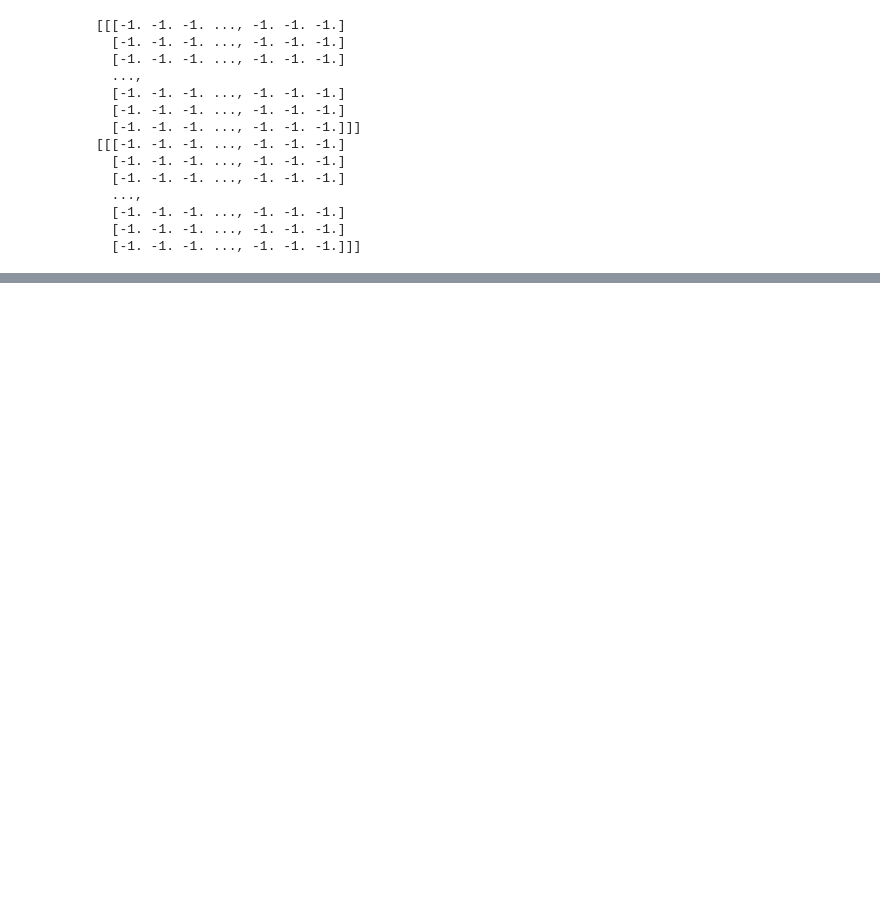
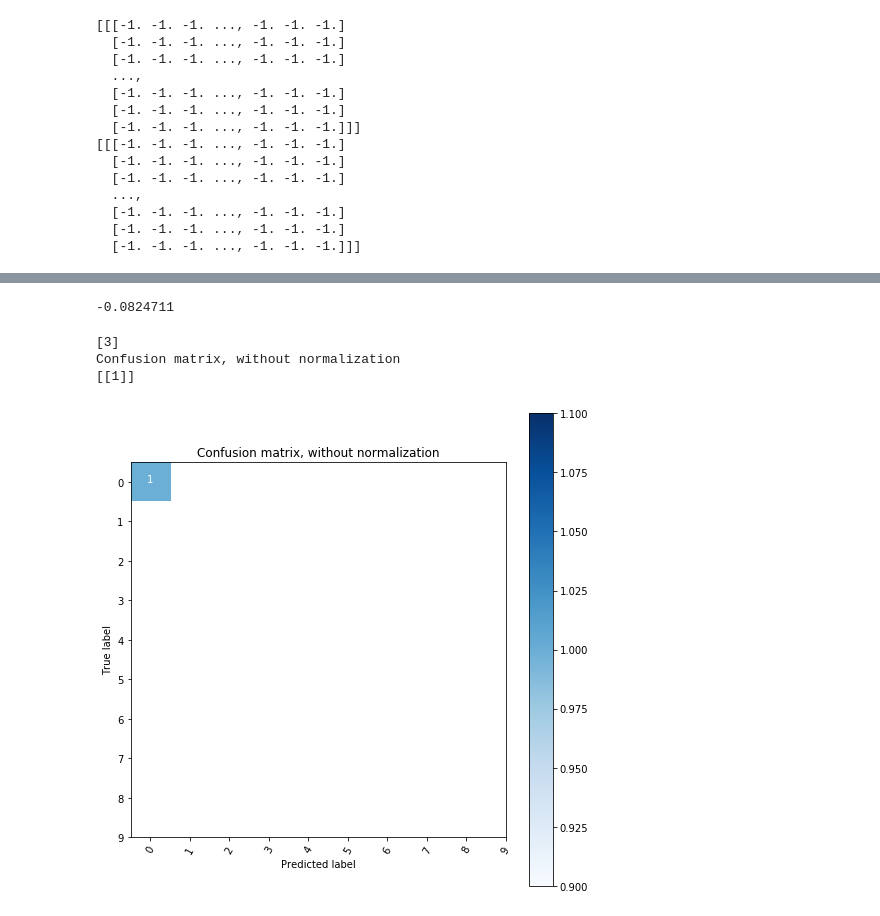
Before and after one commit to canerozer/STN-in-Lasagne, a Jupyter notebook: Th3_N3tw0rk_in_Lasagne.ipynb, the cells around one changed output, grey strips where cells are left out. Cells and saved outputs as stored; diff of their text form; code cells hidden in the pictures; blank space fills up the shorter version.

Commit message:
10_45_90 backup
The original active code tested on all datasets.

Grid feature to be tested.

```diff
--- a/Th3_N3tw0rk_in_Lasagne.ipynb
+++ b/Th3_N3tw0rk_in_Lasagne.ipynb
@@ -623,3 +628,19 @@ plt.tight_layout()
+# %%
+plt.figure(figsize=(7,14))
+k=1
+l = 4000
+for i in [l+j for j in range(k)]:
+    plt.subplot(k,2,1+(i-l)*2)
+    plt.imshow(data['X_test'][i].reshape(DIM, DIM), cmap='gray', interpolation='none')
+    if i == 0:
+        plt.title('Original 60x60', fontsize=20)
+    plt.axis('off')
+    plt.subplot(k,2,2+(i-l)*2)
+    plt.imshow(test_transform[i].reshape(DIM//3, DIM//3), cmap='gray', interpolation='none')
+    if i == 0:
+        plt.title('Transformed 20x20', fontsize=20)
+    plt.axis('off')
+plt.tight_layout()
 # %%
 r_theta = (lambda theta: np.array([[1, 0, 0 ], [0, np.cos(theta), -np.sin(theta)], [0, np.sin(theta), np.cos(theta)]]))
 r_fi = (lambda fi: np.array([[np.cos(fi), 0, np.sin(fi)], [0, 1, 0], [-np.sin(fi), 0, np.cos(fi)]]))
@@ -637,6 +657,5 @@ def matrix_to_params(inputs):
     scale_x = inputs[0]/np.cos(angle)
     scale_y = inputs[4]/np.cos(angle)
     return scale_x, scale_y, angle*180, angle2*180, translation_x, translation_y
-print actual_thetas[:5]
-for i in range(5):
-    print matrix_to_params(actual_thetas[i])
+print actual_thetas[l:l+k]
+print matrix_to_params(actual_thetas[l:l+k])
@@ -643,3 +677,7 @@ for i in range(5):
+# %%
+print actual_thetas[:,3].min()
+# %% [output]
+-0.0824711
 # %%
 y_test3 = np.array([1, 1, 1, 1, 4, 4, 4, 4, 7, 0, 7, 2, 2, 2, 0, 0, 0, 2, 7, 7, 3, 3, 3, 3, 6, 6, 5, 5, 5, 5, 8, 6, 8, 6, 8, 8, 9, 9, 9, 9], dtype=np.int32)
 X_test3 = np.zeros((y_test3.shape[0], 1, 60, 60), dtype=np.float32)
@@ -738,14 +776,20 @@ def plot_confusion_matrix(cm, classes,
     plt.xlabel('Predicted label')
 # %%
 plt.figure(figsize = (7,7))
-y_true = data['y_test']
-y_pred = np.argmax(output_eval, axis=1)
+print np.argmax(output_eval, axis=1)[23364:23365]
+y_true = data['y_test'][23364:23365]
+y_pred = np.argmax(output_eval, axis=1)[23364:23365]
 
 cnf_matrix = confusion_matrix(y_true, y_pred)
 
 class_names = ["0", "1", "2", "3", "4", "5", "6", "7", "8", "9"]
 plot_confusion_matrix(cnf_matrix, classes=class_names,
                       title='Confusion matrix, without normalization')
+# %% [output]
+[3]
+Confusion matrix, without normalization
+[[1]]
+[figure, added]
 # %%
 plt.figure(figsize = (7,7))
 
```
Also changed, not shown: parts of 18 cells of this notebook.
